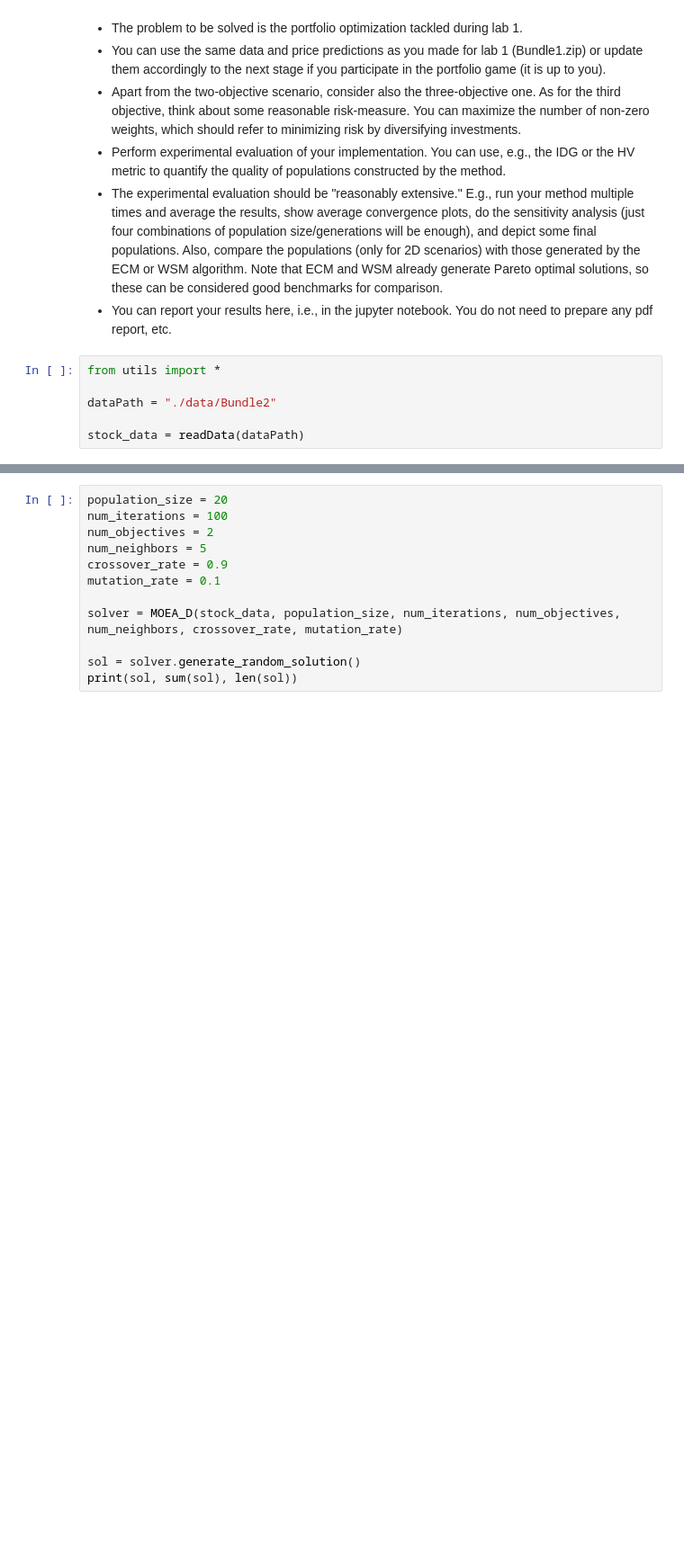
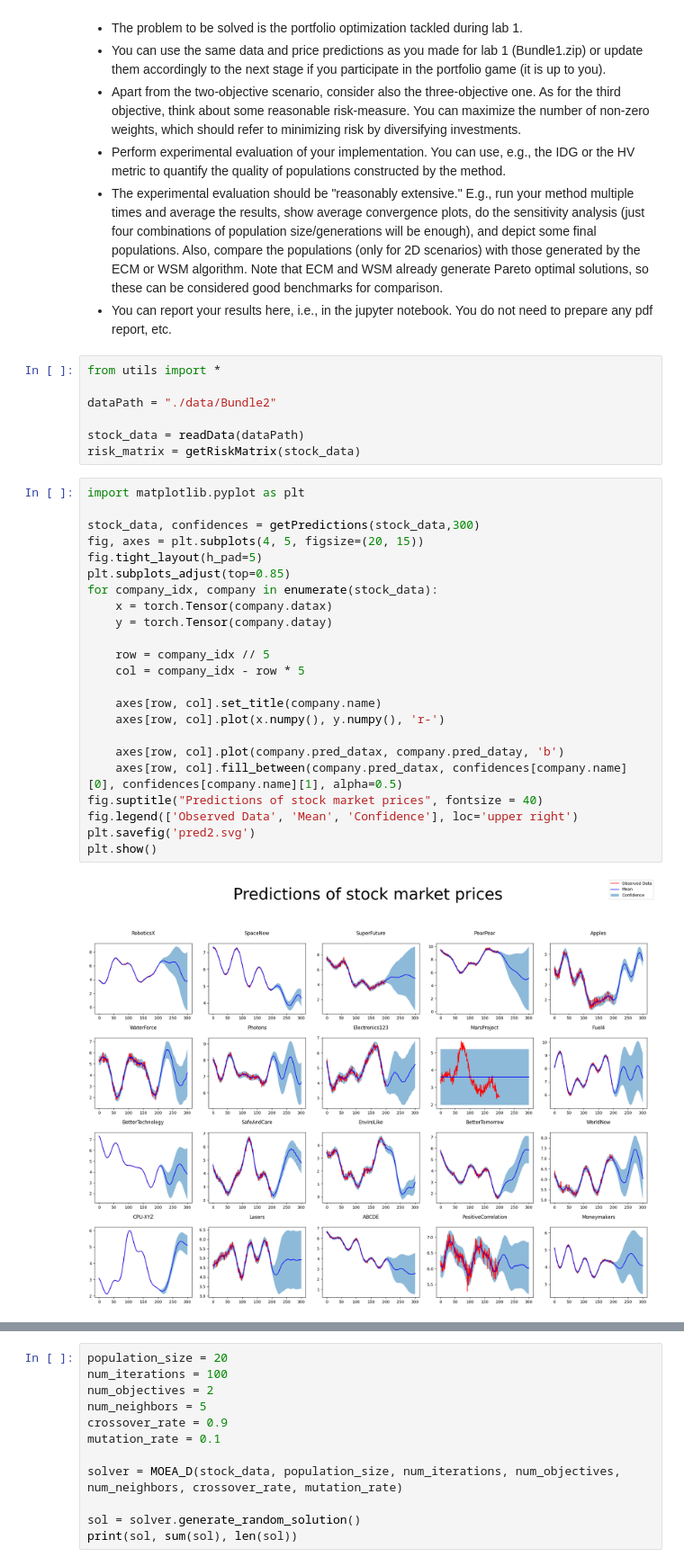
Before and after one commit to alessandro1802/moo, a Jupyter notebook: lab2.ipynb, the cells around one changed output, grey strips where cells are left out. Shown at 90% size. Saved outputs shown, nothing was run; the diff lists cells and outputs as text; blank space fills up the shorter version.

```diff
--- a/lab2.ipynb
+++ b/lab2.ipynb
@@ -16,6 +16,32 @@ from utils import *
 dataPath = "./data/Bundle2"
 
 stock_data = readData(dataPath)
+risk_matrix = getRiskMatrix(stock_data)
+# %%
+import matplotlib.pyplot as plt
+
+stock_data, confidences = getPredictions(stock_data,300)
+fig, axes = plt.subplots(4, 5, figsize=(20, 15))
+fig.tight_layout(h_pad=5)
+plt.subplots_adjust(top=0.85)
+for company_idx, company in enumerate(stock_data):
+    x = torch.Tensor(company.datax)
+    y = torch.Tensor(company.datay)
+
+    row = company_idx // 5
+    col = company_idx - row * 5
+
+    axes[row, col].set_title(company.name)
+    axes[row, col].plot(x.numpy(), y.numpy(), 'r-')
+
+    axes[row, col].plot(company.pred_datax, company.pred_datay, 'b')
+    axes[row, col].fill_between(company.pred_datax, confidences[company.name][0], confidences[company.name][1], alpha=0.5)
+fig.suptitle("Predictions of stock market prices", fontsize = 40)
+fig.legend(['Observed Data', 'Mean', 'Confidence'], loc='upper right')
+plt.savefig('pred2.svg')
+plt.show()
+# %% [output]
+[figure, added]
 # %%
 import numpy as np
 
```
Also changed, not shown: parts of 1 cell of this notebook, 1 other file.
